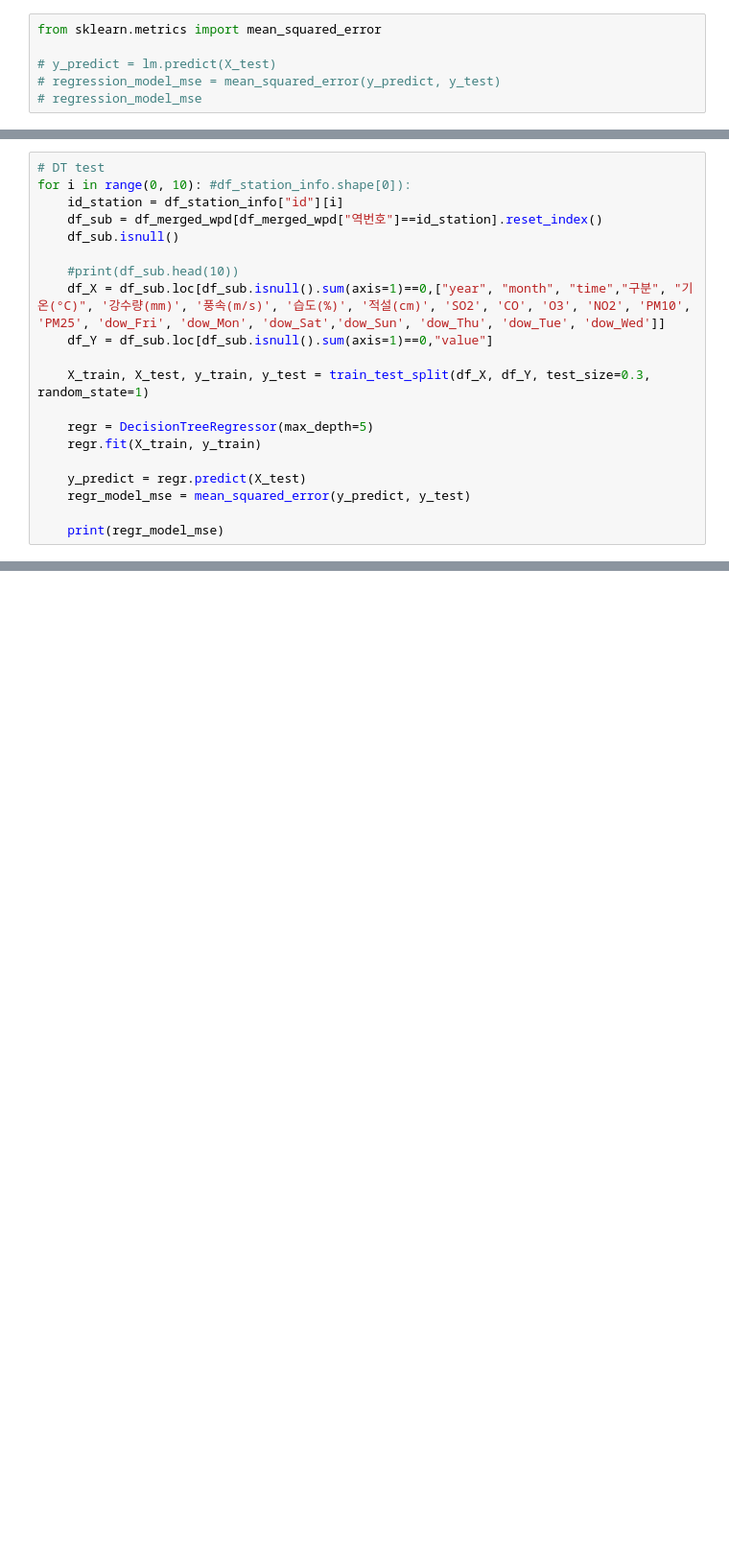
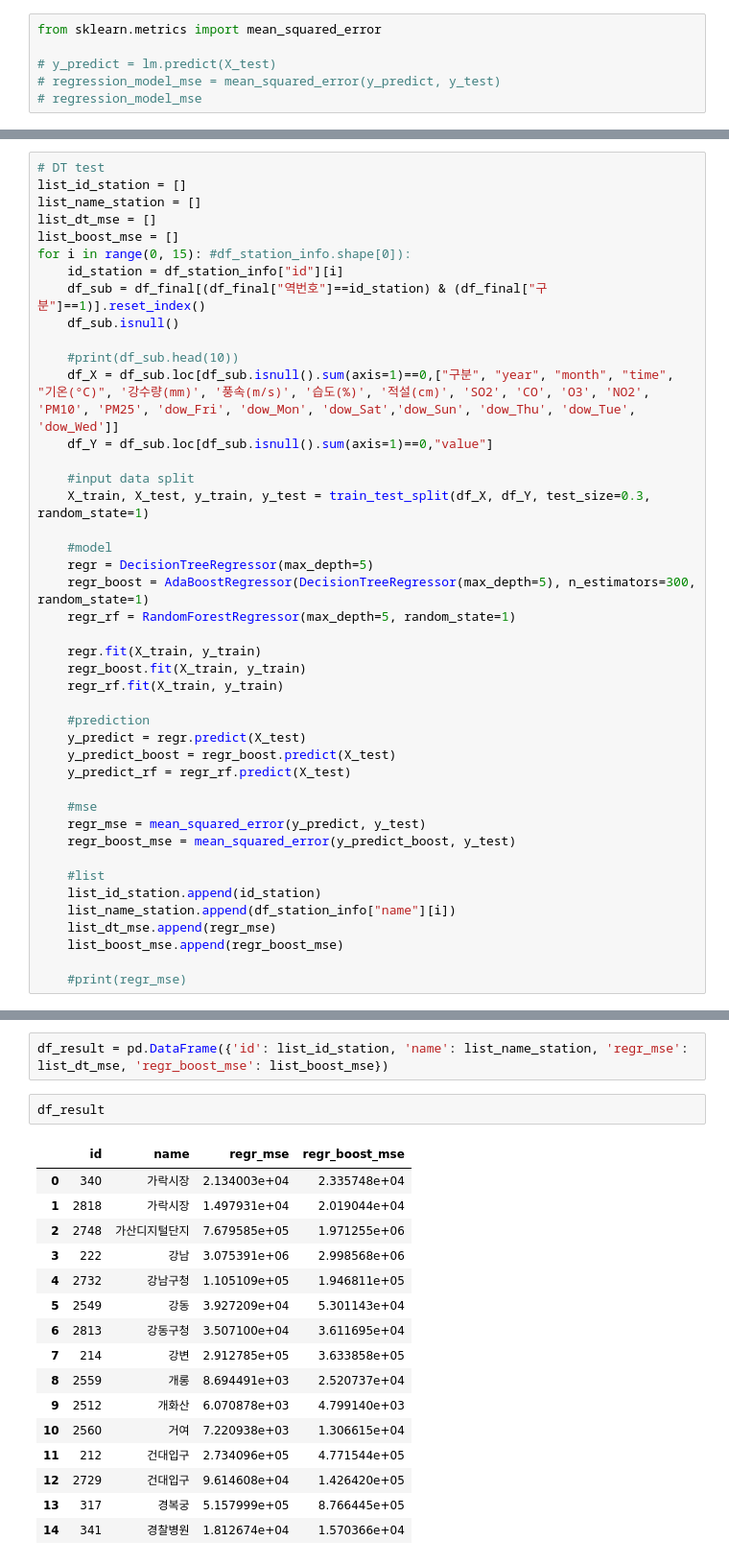
Before and after one commit to keibigdata/outside_activity_prediction, a Jupyter notebook: subway_station_processing.ipynb, the cells around one changed output, grey strips where cells are left out. Shown: that part at 96% size. Saved outputs shown, nothing was run; the diff lists cells and outputs as text; blank space fills up the shorter version.

```diff
--- a/subway_station_processing.ipynb
+++ b/subway_station_processing.ipynb
@@ -582,22 +587,45 @@ Index(['date', '역번호', '역명', '구분', 'sigungu', 'dow', 'time', 'value
       dtype='object')
 # %%
 # DT test
-for i in range(0, 10): #df_station_info.shape[0]):
+list_id_station = []
+list_name_station = []
+list_dt_mse = []
+list_boost_mse = []
+for i in range(0, 15): #df_station_info.shape[0]):
     id_station = df_station_info["id"][i]
-    df_sub = df_merged_wpd[df_merged_wpd["역번호"]==id_station].reset_index()
+    df_sub = df_final[(df_final["역번호"]==id_station) & (df_final["구분"]==1)].reset_index()
     df_sub.isnull()
 
     #print(df_sub.head(10))
-    df_X = df_sub.loc[df_sub.isnull().sum(axis=1)==0,["year", "month", "time","구분", "기온(°C)", '강수량(mm)', '풍속(m/s)', '습도(%)', '적설(cm)', 'SO2', 'CO', 'O3', 'NO2', 'PM10', 'PM25', 'dow_Fri', 'dow_Mon', 'dow_Sat','dow_Sun', 'dow_Thu', 'dow_Tue', 'dow_Wed']]
+    df_X = df_sub.loc[df_sub.isnull().sum(axis=1)==0,["구분", "year", "month", "time", "기온(°C)", '강수량(mm)', '풍속(m/s)', '습도(%)', '적설(cm)', 'SO2', 'CO', 'O3', 'NO2', 'PM10', 'PM25', 'dow_Fri', 'dow_Mon', 'dow_Sat','dow_Sun', 'dow_Thu', 'dow_Tue', 'dow_Wed']]
     df_Y = df_sub.loc[df_sub.isnull().sum(axis=1)==0,"value"]
 
+    #input data split
     X_train, X_test, y_train, y_test = train_test_split(df_X, df_Y, test_size=0.3, random_state=1)
 
+    #model
     regr = DecisionTreeRegressor(max_depth=5)
+    regr_boost = AdaBoostRegressor(DecisionTreeRegressor(max_depth=5), n_estimators=300, random_state=1)
+    regr_rf = RandomForestRegressor(max_depth=5, random_state=1)
+
     regr.fit(X_train, y_train)
+    regr_boost.fit(X_train, y_train)
+    regr_rf.fit(X_train, y_train)
 
+    #prediction
     y_predict = regr.predict(X_test)
-    regr_model_mse = mean_squared_error(y_predict, y_test)
+    y_predict_boost = regr_boost.predict(X_test)
+    y_predict_rf = regr_rf.predict(X_test)
 
-    print(regr_model_mse)
+    #mse
+    regr_mse = mean_squared_error(y_predict, y_test)
+    regr_boost_mse = mean_squared_error(y_predict_boost, y_test)
+
+    #list
+    list_id_station.append(id_station)
+    list_name_station.append(df_station_info["name"][i])
+    list_dt_mse.append(regr_mse)
+    list_boost_mse.append(regr_boost_mse)
+
+    #print(regr_mse)
 # %% [output]
@@ -613 +647,22 @@ y_2 = regr_2.predict(X_test)
+# %%
+df_result = pd.DataFrame({'id': list_id_station, 'name': list_name_station, 'regr_mse': list_dt_mse, 'regr_boost_mse': list_boost_mse})
+# %%
+df_result
+# %% [output]
+|  | id | name | regr_mse | regr_boost_mse |
+| 0 | 340 | 가락시장 | 2.134003e+04 | 2.335748e+04 |
+| 1 | 2818 | 가락시장 | 1.497931e+04 | 2.019044e+04 |
+| 2 | 2748 | 가산디지털단지 | 7.679585e+05 | 1.971255e+06 |
+| 3 | 222 | 강남 | 3.075391e+06 | 2.998568e+06 |
+| 4 | 2732 | 강남구청 | 1.105109e+05 | 1.946811e+05 |
+| 5 | 2549 | 강동 | 3.927209e+04 | 5.301143e+04 |
+| 6 | 2813 | 강동구청 | 3.507100e+04 | 3.611695e+04 |
+| 7 | 214 | 강변 | 2.912785e+05 | 3.633858e+05 |
+| 8 | 2559 | 개롱 | 8.694491e+03 | 2.520737e+04 |
+| 9 | 2512 | 개화산 | 6.070878e+03 | 4.799140e+03 |
+| 10 | 2560 | 거여 | 7.220938e+03 | 1.306615e+04 |
+| 11 | 212 | 건대입구 | 2.734096e+05 | 4.771544e+05 |
+| 12 | 2729 | 건대입구 | 9.614608e+04 | 1.426420e+05 |
+| 13 | 317 | 경복궁 | 5.157999e+05 | 8.766445e+05 |
+| 14 | 341 | 경찰병원 | 1.812674e+04 | 1.570366e+04 |
 # %%
```
Also changed, not shown: parts of 19 cells of this notebook.
